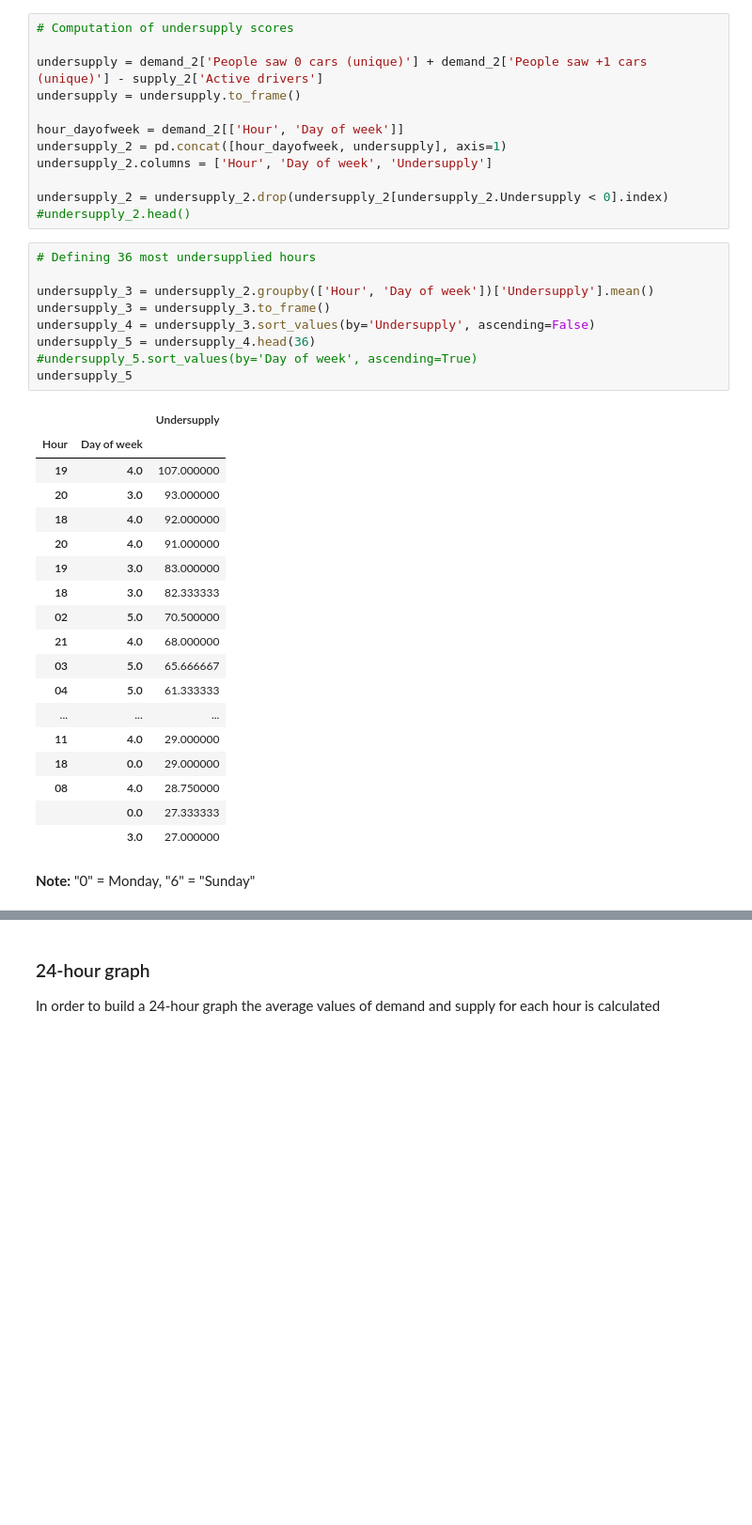
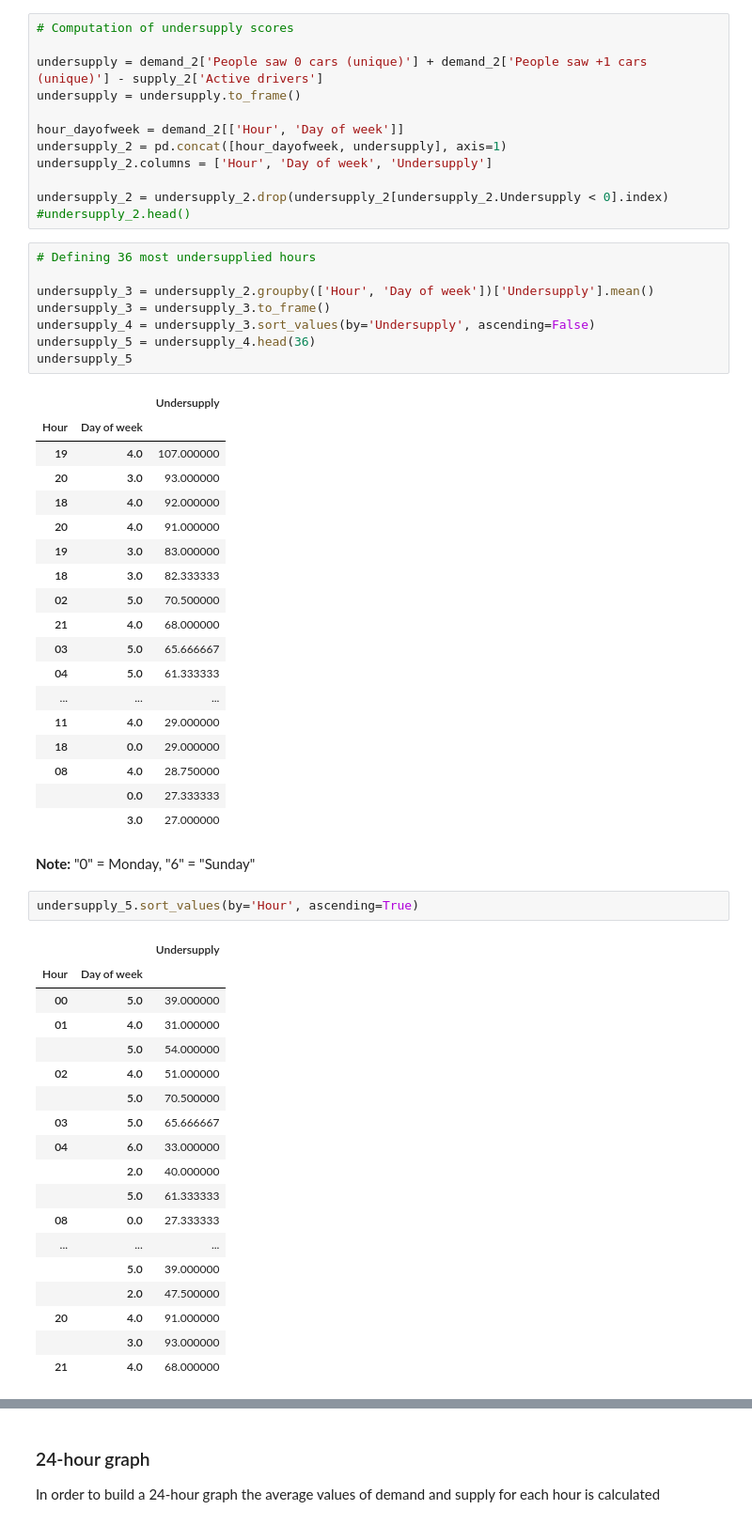
Before and after one commit to Nadia778/Assignment, a Jupyter notebook: Bolt Assignment.ipynb, the cells around one changed output, grey strips where cells are left out. Shown at 94% size. Saved outputs shown, nothing was run; the diff lists cells and outputs as text; blank space fills up the shorter version.

```diff
--- a/Bolt Assignment.ipynb
+++ b/Bolt Assignment.ipynb
@@ -118,7 +118,6 @@ undersupply_3 = undersupply_2.groupby(['Hour', 'Day of week'])['Undersupply'].me
 undersupply_3 = undersupply_3.to_frame()
 undersupply_4 = undersupply_3.sort_values(by='Undersupply', ascending=False)
 undersupply_5 = undersupply_4.head(36)
-#undersupply_5.sort_values(by='Day of week', ascending=True)
 undersupply_5
 # %% [output]
 |  |  | Undersupply |
@@ -141,3 +140,24 @@ undersupply_5
 |  | 3.0 | 27.000000 |
 # %% [markdown]
 **Note:** "0" = Monday, "6" = "Sunday"
+# %%
+undersupply_5.sort_values(by='Hour', ascending=True)
+# %% [output]
+|  |  | Undersupply |
+| Hour | Day of week |  |
+| 00 | 5.0 | 39.000000 |
+| 01 | 4.0 | 31.000000 |
+|  | 5.0 | 54.000000 |
+| 02 | 4.0 | 51.000000 |
+|  | 5.0 | 70.500000 |
+| 03 | 5.0 | 65.666667 |
+| 04 | 6.0 | 33.000000 |
+|  | 2.0 | 40.000000 |
+|  | 5.0 | 61.333333 |
+| 08 | 0.0 | 27.333333 |
+| ... | ... | ... |
+|  | 5.0 | 39.000000 |
+|  | 2.0 | 47.500000 |
+| 20 | 4.0 | 91.000000 |
+|  | 3.0 | 93.000000 |
+| 21 | 4.0 | 68.000000 |
```
Also changed, not shown: parts of 6 cells of this notebook.
